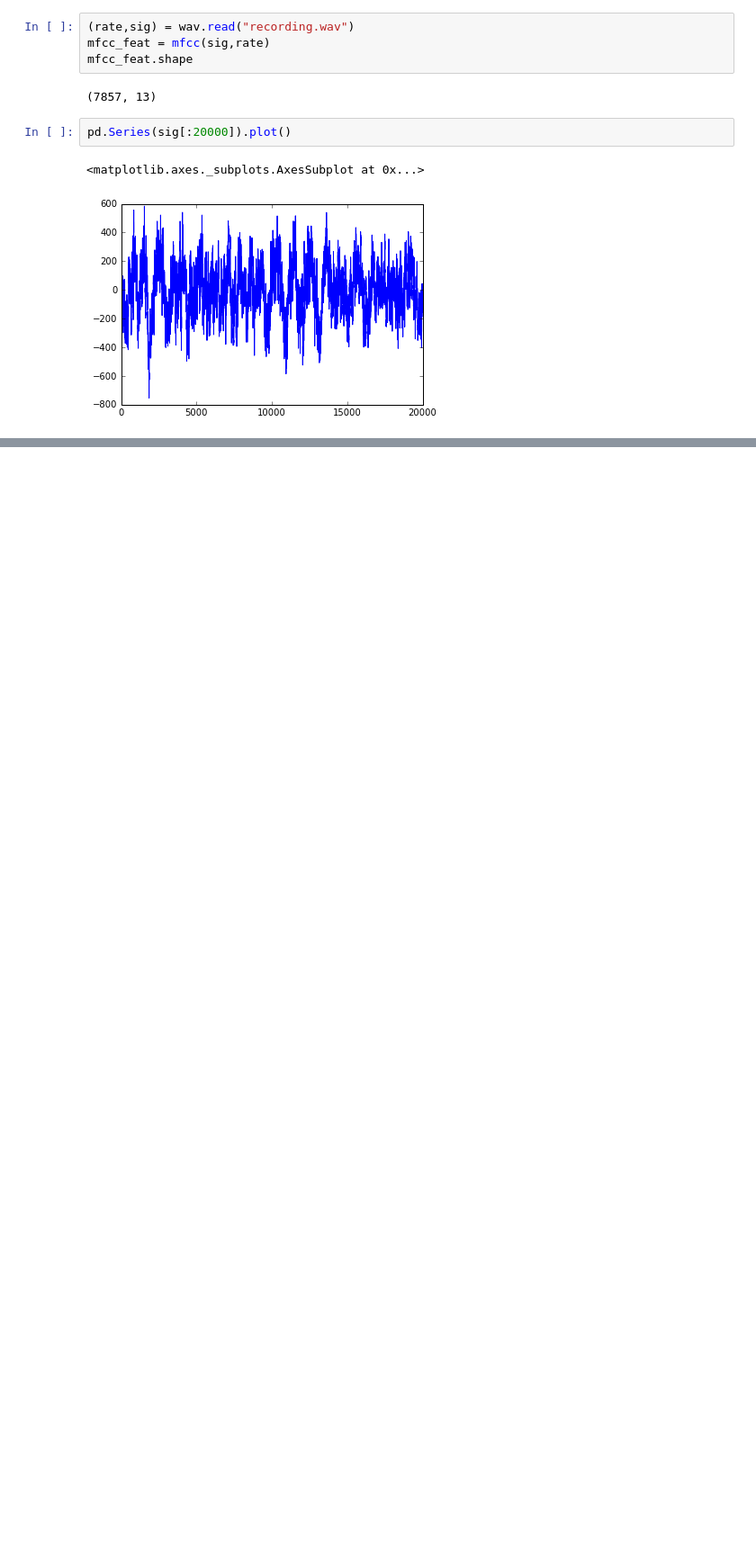
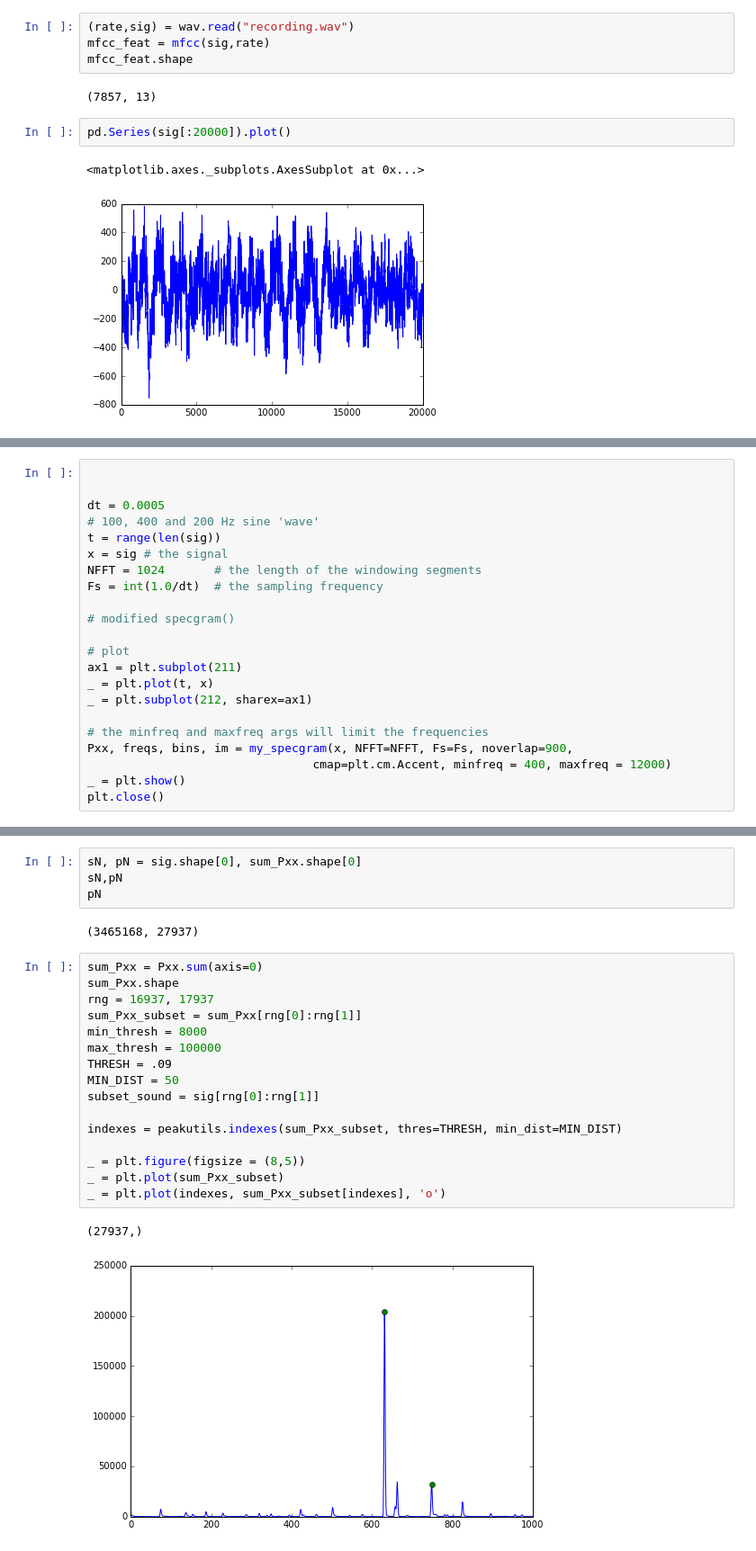
Before and after one commit to kyang01/keyboard_emanations, a Jupyter notebook: Mikes Notebook.ipynb, the cells around one changed output, grey strips where cells are left out. Shown at 90% size. Drawn from its saved outputs; the diff is of its cells as text; blank space fills up the shorter version.

```diff
--- a/Mikes Notebook.ipynb
+++ b/Mikes Notebook.ipynb
@@ -157,0 +30,22 @@ max_thresh = 100000
+# %%
+
+
+dt = 0.0005
+# 100, 400 and 200 Hz sine 'wave'
+t = range(len(sig))
+x = sig # the signal
+NFFT = 1024       # the length of the windowing segments
+Fs = int(1.0/dt)  # the sampling frequency
+
+# modified specgram()
+
+# plot
+ax1 = plt.subplot(211)
+_ = plt.plot(t, x)
+_ = plt.subplot(212, sharex=ax1)
+
+# the minfreq and maxfreq args will limit the frequencies
+Pxx, freqs, bins, im = my_specgram(x, NFFT=NFFT, Fs=Fs, noverlap=900,
+                                cmap=plt.cm.Accent, minfreq = 400, maxfreq = 12000)
+_ = plt.show()
+plt.close()
@@ -158 +54,26 @@ max_thresh = 100000
+# %%
+sN, pN = sig.shape[0], sum_Pxx.shape[0]
+sN,pN
+pN
+# %% [output]
+(3465168, 27937)
+# %%
+sum_Pxx = Pxx.sum(axis=0)
+sum_Pxx.shape
+rng = 16937, 17937
+sum_Pxx_subset = sum_Pxx[rng[0]:rng[1]]
+min_thresh = 8000
+max_thresh = 100000
+THRESH = .09
+MIN_DIST = 50
+subset_sound = sig[rng[0]:rng[1]]
+
+indexes = peakutils.indexes(sum_Pxx_subset, thres=THRESH, min_dist=MIN_DIST)
+
+_ = plt.figure(figsize = (8,5))
+_ = plt.plot(sum_Pxx_subset)
+_ = plt.plot(indexes, sum_Pxx_subset[indexes], 'o')
+# %% [output]
+(27937,)
+[figure, added]
 # %%
```
Also changed, not shown: parts of 9 cells of this notebook, 7 other files.
